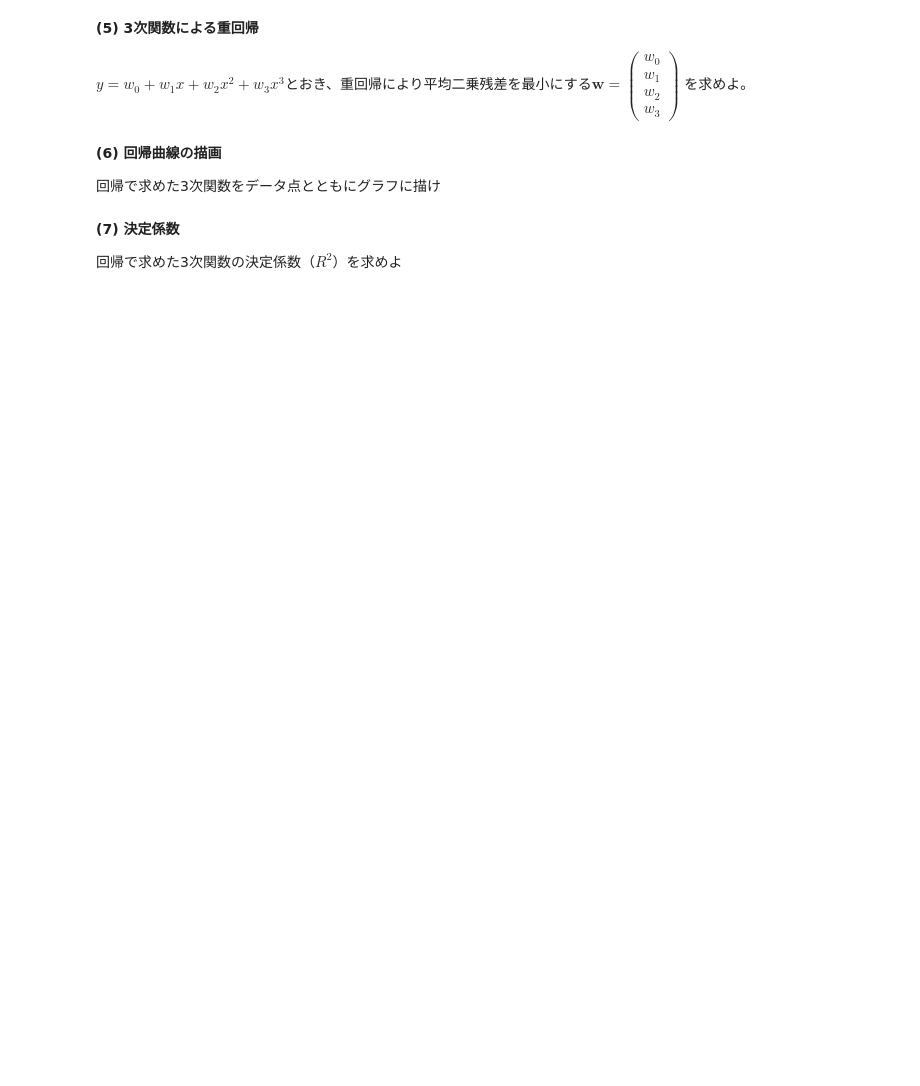
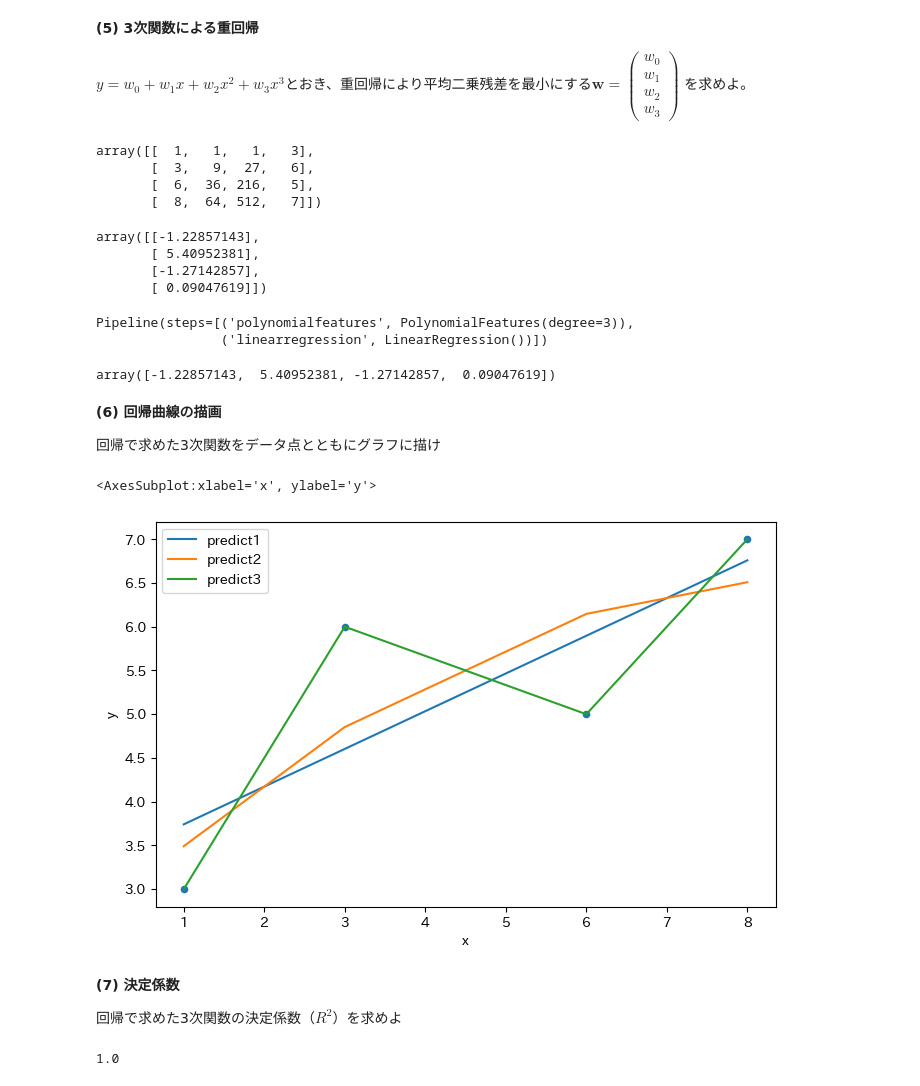
Before and after one commit to tsuyoi1064/notebook, a Jupyter notebook: mlnote/regression/02mra.ipynb, the cells around one changed output. Cells and saved outputs as stored; diff of their text form; code cells hidden in the pictures; blank space fills up the shorter version.

```diff
--- a/mlnote/regression/02mra.ipynb
+++ b/mlnote/regression/02mra.ipynb
@@ -1471,3 +1591,30 @@ w_1 \\
 w_2 \\
 w_3
 \end{pmatrix}$を求めよ。
+# %%
+X_cubed_examples = np.vstack([X, X**2, X**3, Y]).T
+X_cubed_examples
+# %% [output]
+array([[  1,   1,   1,   3],
+       [  3,   9,  27,   6],
+       [  6,  36, 216,   5],
+       [  8,  64, 512,   7]])
+# %%
+model3 = MultipleRegression().train(X_cubed_examples)
+model3.w
+# %% [output]
+array([[-1.22857143],
+       [ 5.40952381],
+       [-1.27142857],
+       [ 0.09047619]])
+# %%
+pipeline = make_pipeline(PolynomialFeatures(3), LinearRegression())
+pipeline.fit(X.reshape(-1, 1), Y)
+# %% [output]
+Pipeline(steps=[('polynomialfeatures', PolynomialFeatures(degree=3)),
+                ('linearregression', LinearRegression())])
+# %%
+w3 = np.hstack([np.array([pipeline[-1].intercept_]), pipeline[-1].coef_[1:]])
+w3
+# %% [output]
+array([-1.22857143,  5.40952381, -1.27142857,  0.09047619])
@@ -1475,7 +1624,28 @@ w_3
 **(6) 回帰曲線の描画**
 
 回帰で求めた3次関数をデータ点とともにグラフに描け
+# %%
+fig, ax = plt.subplots(figsize=(8,5))
+data = pd.DataFrame({
+    "x": X,
+    "y": Y,
+    "predict1": model.predict(X),
+    "predict2": model2.predict(X_squred_examples[:, :-1]),
+    "predict3": model3.predict(X_cubed_examples[:, :-1]),
+})
+data.plot.scatter(x="x", y="y", grid=True, ax=ax)
+data.plot.line(x="x", y="predict1", zorder=0, ax=ax)
+data.plot.line(x="x", y="predict2", zorder=1, ax=ax)
+data.plot.line(x="x", y="predict3", zorder=2, ax=ax)
+# %% [output]
+<AxesSubplot:xlabel='x', ylabel='y'>
+[figure, added]
 # %% [markdown]
 **(7) 決定係数**
 
 回帰で求めた3次関数の決定係数（$R^2$）を求めよ
+# %%
+r2 = 1 - np.var(data["y"] - data["predict3"]) / np.var(data["y"])
+r2
+# %% [output]
+1.0
```
Also changed, not shown: parts of 24 cells of this notebook, 5 other files.
